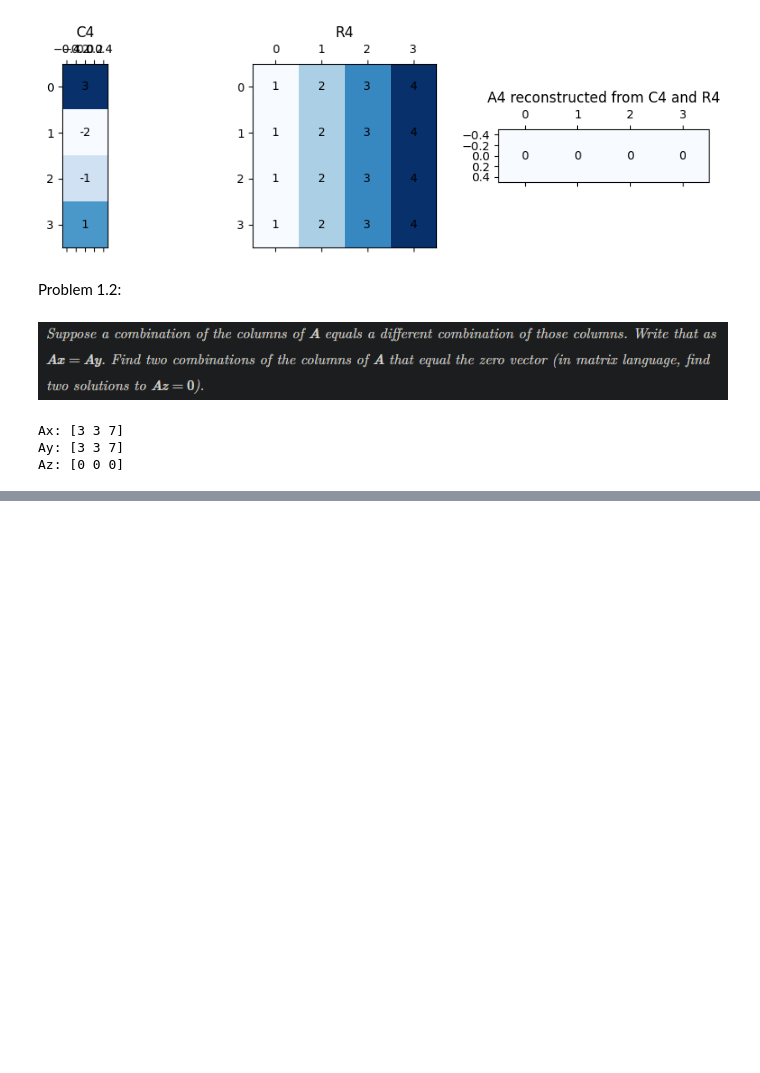
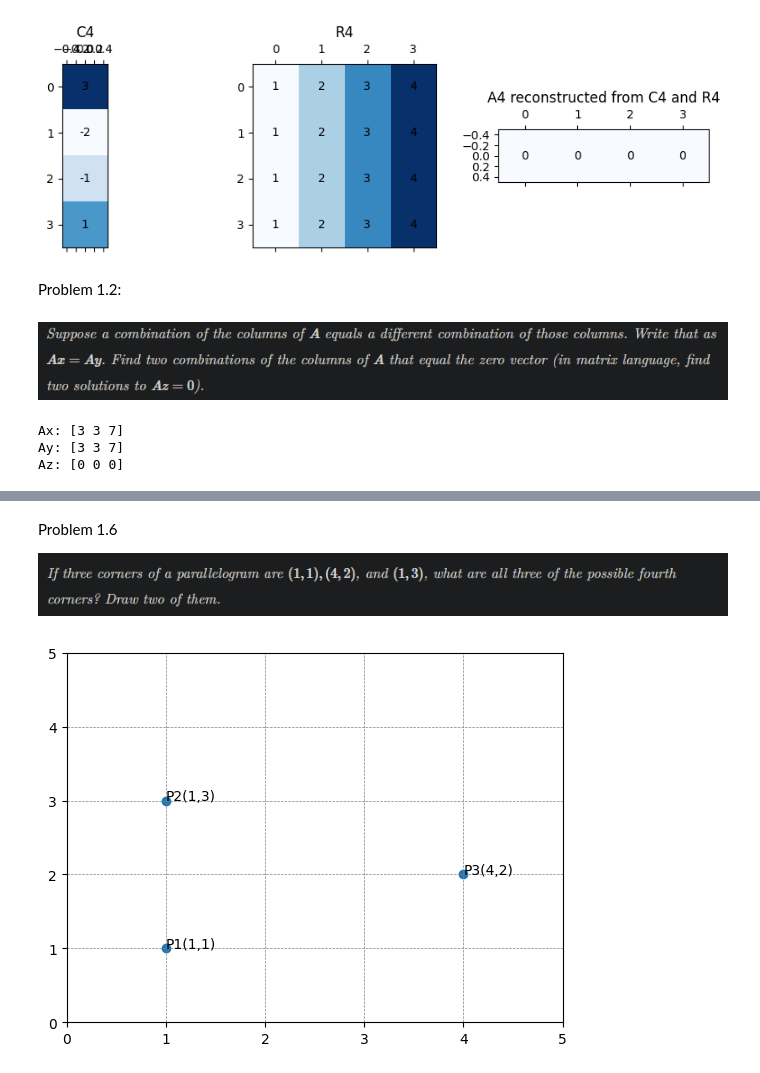
Before and after one commit to arjunsinghyadav2/matrix_decomposition, a Jupyter notebook: A=CR.ipynb, the cells around one changed output, grey strips where cells are left out. Saved outputs shown, nothing was run; the diff lists cells and outputs as text; code cells hidden in the pictures; blank space fills up the shorter version.

Commit message:
updating A=CR problems with 1.6

```diff
--- a/A=CR.ipynb
+++ b/A=CR.ipynb
@@ -102,0 +186,21 @@ Az: [0 0 0]
+# %% [markdown]
+Problem 1.6
+
+![image.png](attachment:image.png)
+# %%
+p1 = np.array([1,1])
+p2 = np.array([1,3])
+p3 = np.array([4,2])
+points = np.array([p1, p2, p3])
+#plot the points
+plt.scatter(points[:,0], points[:,1])
+plt.xlim(0,5)
+plt.ylim(0,5)
+plt.axhline(0, color='black',linewidth=0.5, ls='--')
+plt.axvline(0, color='black',linewidth=0.5, ls='--')
+plt.grid(color = 'gray', linestyle = '--', linewidth = 0.5)
+for i, point in enumerate(points):
+    plt.text(point[0], point[1], f"P{i+1}({point[0]},{point[1]})")
+plt.show()
+# %% [output]
+[figure, added]
```
Also changed, not shown: parts of 8 cells of this notebook.
